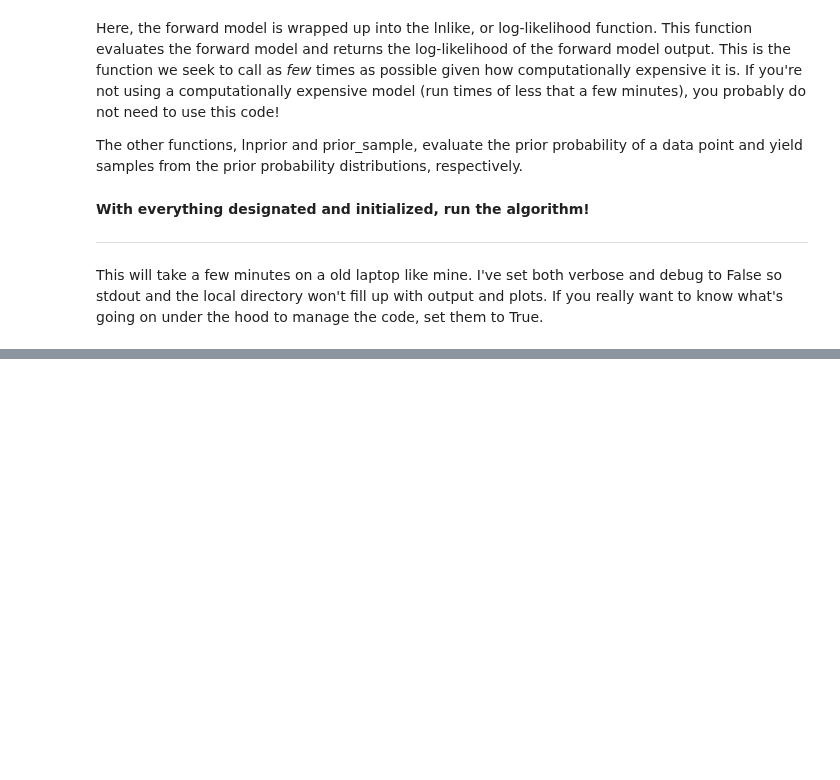
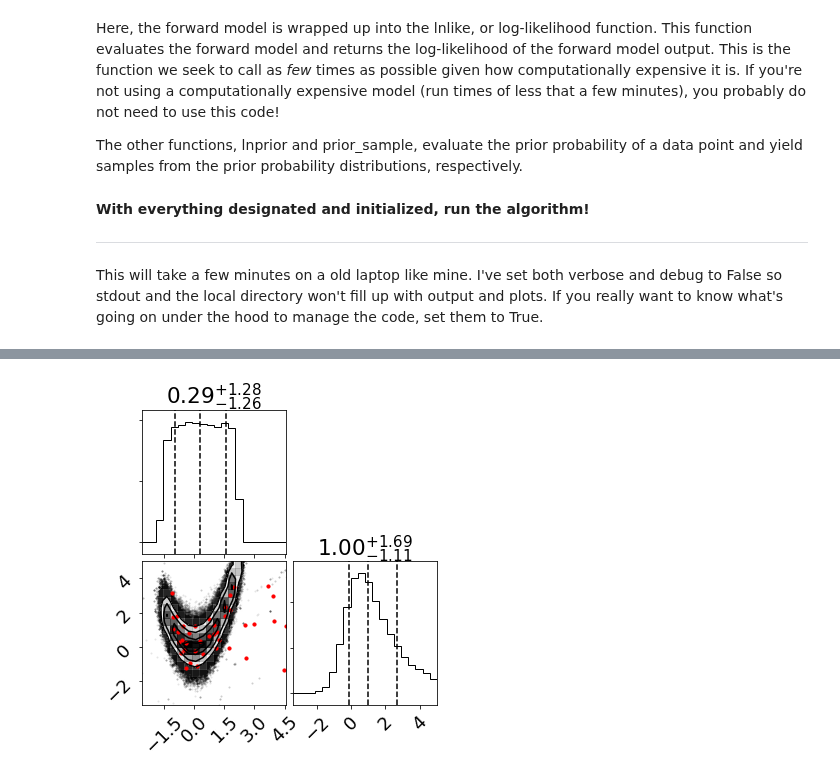
Before and after one commit to dflemin3/approxposterior, a Jupyter notebook: examples/Notebooks/BAPE_Example.ipynb, the cells around one changed output, grey strips where cells are left out. Saved outputs shown, nothing was run; the diff lists cells and outputs as text; code cells hidden in the pictures; blank space fills up the shorter version.

```diff
--- a/examples/Notebooks/BAPE_Example.ipynb
+++ b/examples/Notebooks/BAPE_Example.ipynb
@@ -69 +88,13 @@ fig = corner.corner(ap.samplers[0].flatchain[ap.iburns[0]:],
+# %%
+# 4th iteration...
+fig = corner.corner(ap.samplers[3].flatchain[ap.iburns[3]:],
+                    quantiles=[0.16, 0.5, 0.84], show_titles=True, scale_hist=True,
+                    plot_contours=True);
+
+# Plot where forward model was evaluated
+fig.axes[2].scatter(ap.theta[:(m0+m*3),0], ap.theta[:(m0+m*3),1], s=10, color="red")
+
+fig.savefig("4th_posterior_BAPE.pdf", bbox_inches="tight")
+# %% [output]
+[figure, added]
 # %%
```
Also changed, not shown: parts of 7 cells of this notebook, 2 other files.
